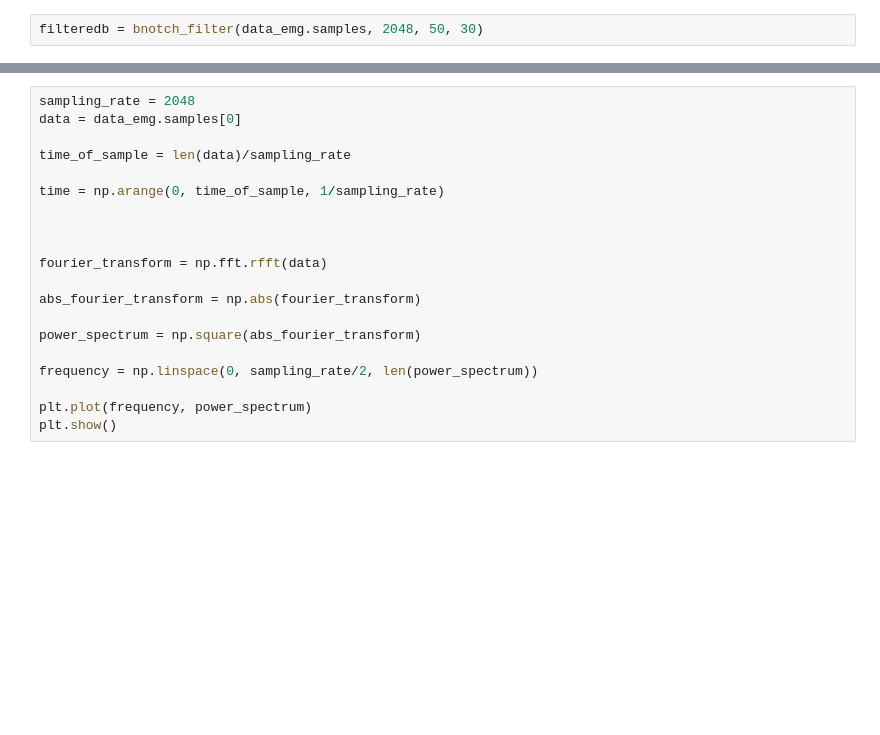
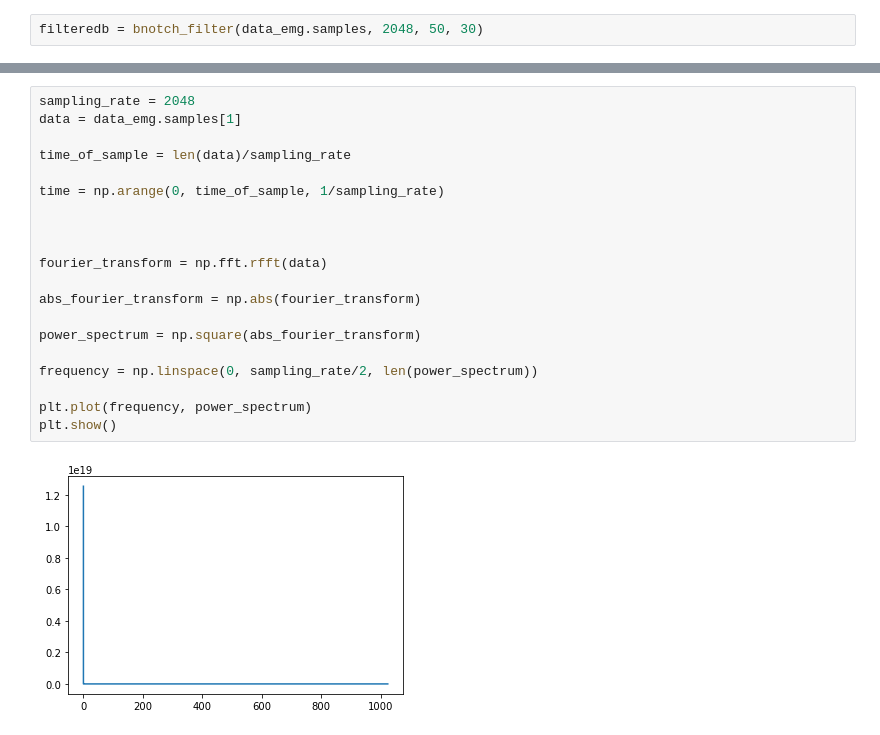
Before and after one commit to NLeSC/rsemg, a Jupyter notebook: open_work/notch_filter_and_power_spect.ipynb, the cells around one changed output, grey strips where cells are left out. Saved outputs shown, nothing was run; the diff lists cells and outputs as text; blank space fills up the shorter version.

```diff
--- a/open_work/notch_filter_and_power_spect.ipynb
+++ b/open_work/notch_filter_and_power_spect.ipynb
@@ -121,22 +139,24 @@ show_my_power_spectrum(data_emg.samples[0], 2048)
 # %%
 sampling_rate = 2048
-data = data_emg.samples[0]
+data = data_emg.samples[1]
 
 time_of_sample = len(data)/sampling_rate
 
 time = np.arange(0, time_of_sample, 1/sampling_rate)
 
 
 
 fourier_transform = np.fft.rfft(data)
 
 abs_fourier_transform = np.abs(fourier_transform)
 
 power_spectrum = np.square(abs_fourier_transform)
 
 frequency = np.linspace(0, sampling_rate/2, len(power_spectrum))
 
 plt.plot(frequency, power_spectrum)
 plt.show()
+# %% [output]
+[figure, added]
 # %%
 from scipy.fft import rfft, rfftfreq, irfft
```
Also changed, not shown: parts of 12 cells of this notebook.
